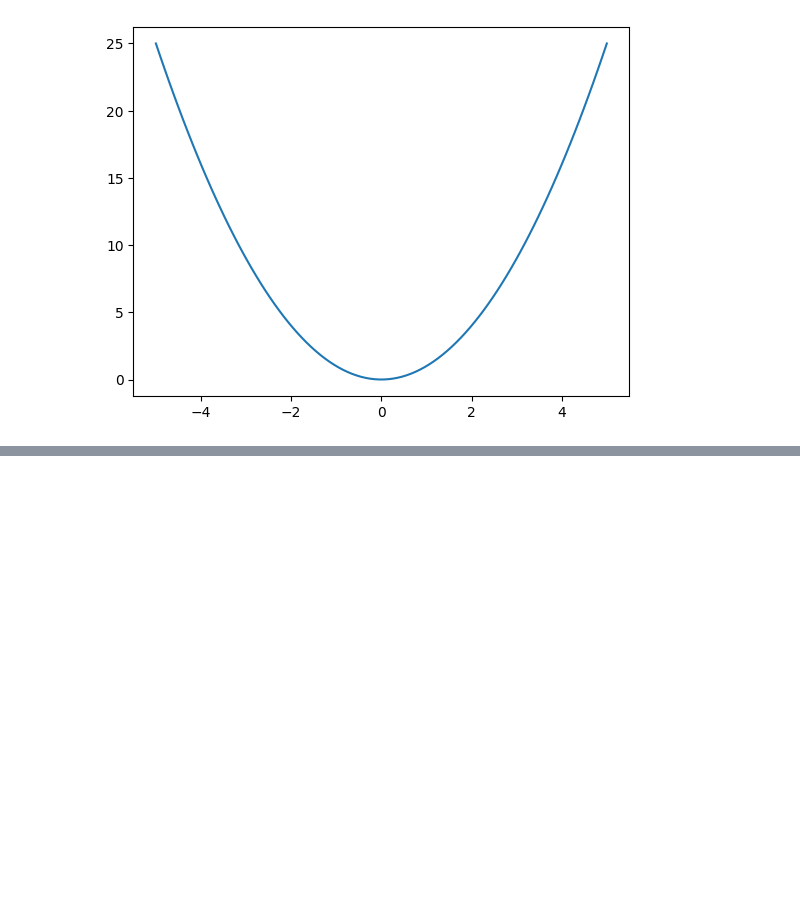
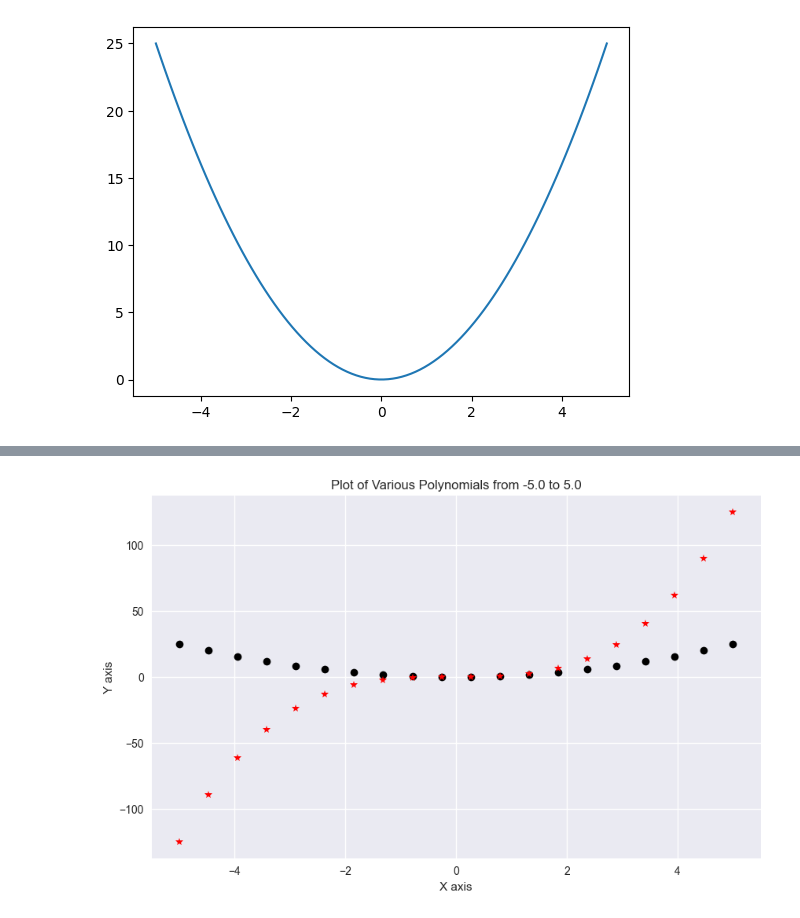
Before and after one commit to yoponchik/Computer-Programming-For-Engineers, a Jupyter notebook: Lecture Code/Week3.ipynb, the cells around one changed output, grey strips where cells are left out. Drawn from its saved outputs; the diff is of its cells as text; code cells hidden in the pictures; blank space fills up the shorter version.

```diff
--- a/Lecture Code/Week3.ipynb
+++ b/Lecture Code/Week3.ipynb
@@ -171,0 +211,19 @@ plt.show()
+# %%
+##Using Predefined Styles
+
+#print(plt.style.available)
+
+plt.style.use('seaborn-v0_8')
+plt.figure(figsize = (10,6))
+
+x = np.linspace(-5,5,20)
+plt.plot(x,x**2, 'ko')
+plt.plot(x,x**3, 'r*')
+
+plt.title(f'Plot of Various Polynomials from {x[0]} to {x[-1]}')
+plt.xlabel('X axis')
+plt.ylabel('Y axis')
+
+plt.show()
+# %% [output]
+[figure, added]
```
Also changed, not shown: parts of 13 cells of this notebook.
